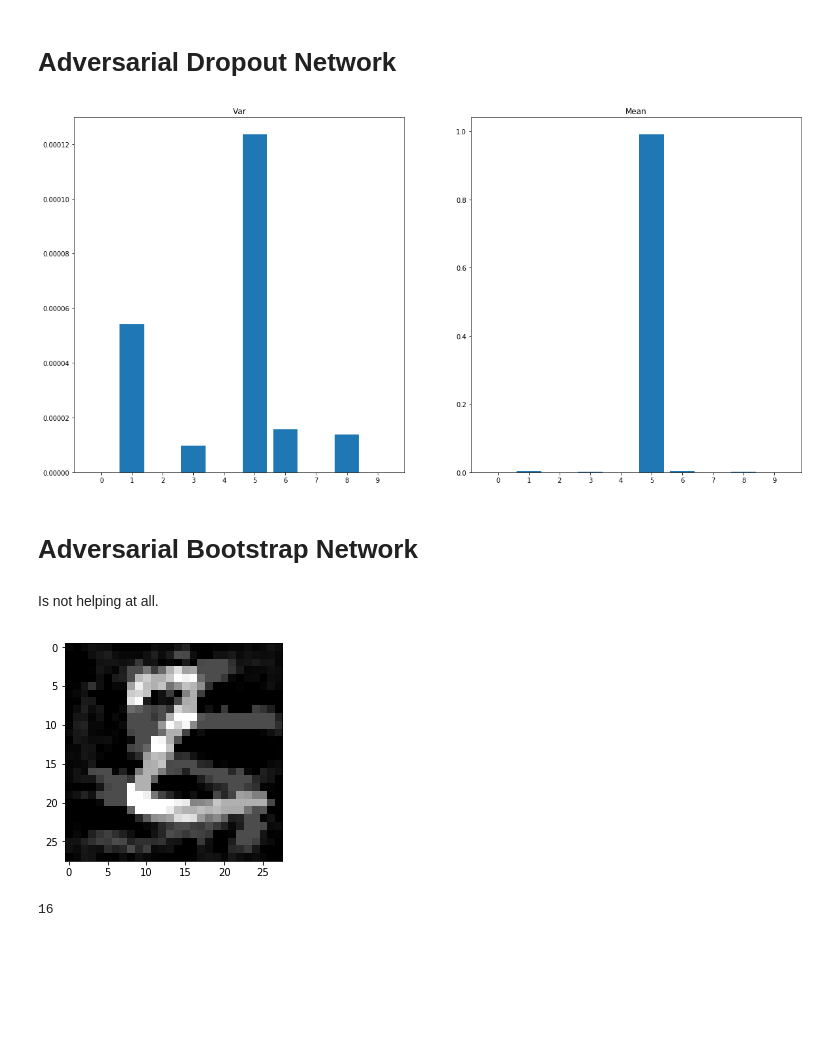
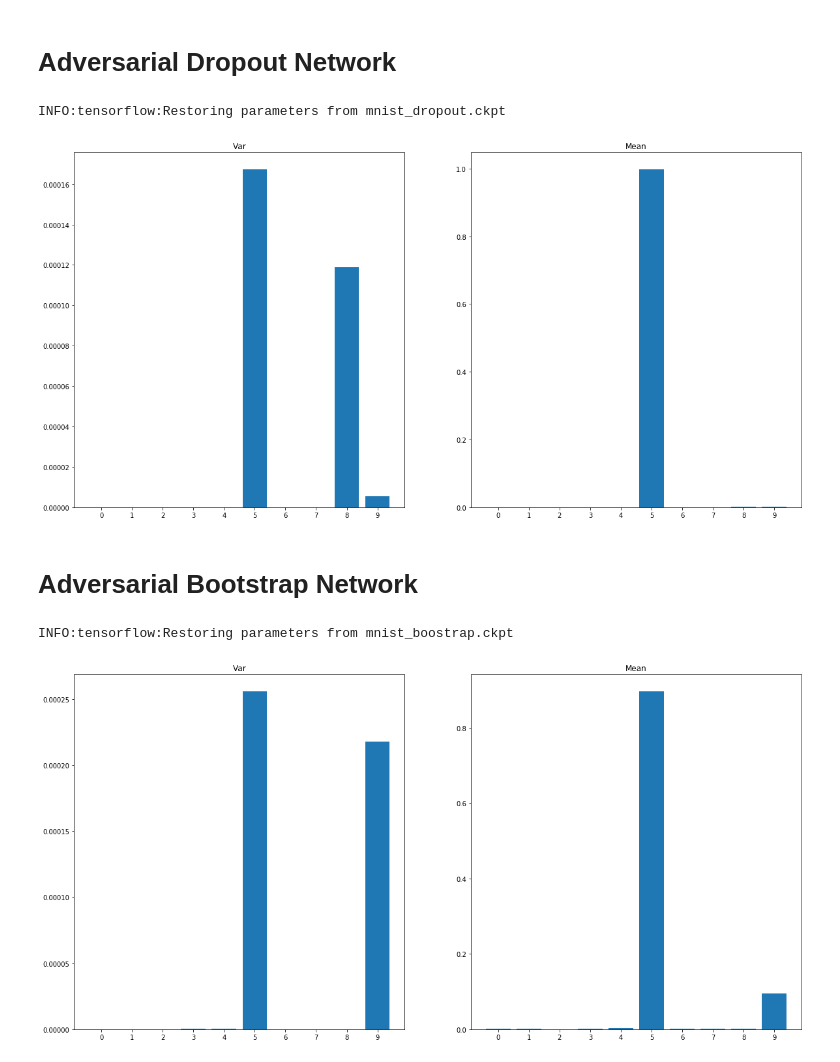
Before and after one commit to hutec/UncertaintyNN, a Jupyter notebook: notebooks/MNIST Adversarial.ipynb, the cells around one changed output. Drawn from its saved outputs; the diff is of its cells as text; code cells hidden in the pictures; blank space fills up the shorter version.

Commit message:
Cleaned MNIST adversarial notebook

```diff
--- a/notebooks/MNIST Adversarial.ipynb
+++ b/notebooks/MNIST Adversarial.ipynb
@@ -131,6 +135,8 @@ INFO:tensorflow:Restoring parameters from mnist_dropout.ckpt
 # %%
 x_test = mnist.test.images
-img = x_test[1]  # example image to be modified
+img = x_test[7]  # example image to be modified
 show(img)
 adv_img = modify_to(img, 5, steps=10000)
+imageio.imsave("adv_img.png", adv_img.reshape([28, 28]))
+imageio.imsave("img.png", img.reshape([28, 28]))
 # %% [output]
@@ -150,31 +158,73 @@ img = imageio.imread("img.png").reshape(784)
 # %% [markdown]
 # Adversarial Dropout Network
 # %%
-n_passes=50
-def dropout_inference(adv_img, n_passes=10):
-    sess.run(assign_op, feed_dict={x: adv_img})
+tf.reset_default_graph()
+
+#x_hat = tf.Variable(tf.zeros((784))) # trainable image
+x_data = tf.placeholder(tf.float32, 784) # the image will be fed into this placeholder
+dropout_rate_data = tf.placeholder(tf.float32)
+n_passes = 50
+
+logits, class_prob = mnist_model.dropout_cnn_mnist_model(x_data, dropout_rate_data)
+
+init = tf.global_variables_initializer()
+sess = tf.Session(config=tf.ConfigProto(log_device_placement=True))
+sess.run(init)
+
+variable_list = tf.get_collection(tf.GraphKeys.GLOBAL_VARIABLES, scope="mnist")[:8]
+saver = tf.train.Saver(var_list=variable_list)
+saver.restore(sess, "mnist_dropout.ckpt")
+
+def dropout_inference(img, dropout=0.5):
     y = []
-    for i in range(10):
-        y.append(sess.run(probs, feed_dict={dropout_rate: 0.5})[0])
+    for i in range(n_passes):
+        y.append(sess.run(class_prob, feed_dict={x_data: img, dropout_rate_data: dropout})[0])
 
     fig, axs = plt.subplots(1, 2, figsize=[20, 10])
     axs[0].bar(ticks, np.array(y).var(axis=0))
     axs[0].set_title("Var")
     axs[1].bar(ticks, np.array(y).mean(axis=0))
     axs[1].set_title("Mean")
+# %% [output]
+INFO:tensorflow:Restoring parameters from mnist_dropout.ckpt
 # %%
-dropout_inference(adv_img)
+dropout_inference(adv_img, dropout=0.5)
 # %% [output]
-[figure, old version]
+[figure, new version]
 # %% [markdown]
 # Adversarial Bootstrap Network
-# %% [markdown]
-Is not helping at all.
+# %%
+tf.reset_default_graph()
+
+#x_hat = tf.Variable(tf.zeros((784))) # trainable image
+x_data = tf.placeholder(tf.float32, 784) # the image will be fed into this placeholder
+dropout_rate = tf.placeholder(tf.float32)
+
+heads = mnist_model.bootstrap_cnn_mnist_model(x_data, dropout_rate)
+
+init = tf.global_variables_initializer()
+sess = tf.Session(config=tf.ConfigProto(log_device_placement=True))
+sess.run(init)
+
+variable_list = tf.get_collection(tf.GraphKeys.GLOBAL_VARIABLES, scope="mnist")[:16]
+saver = tf.train.Saver(var_list=variable_list)
+saver.restore(sess, "mnist_boostrap.ckpt")
+
+def bootstrap_inference(img):
+    ys = []
+    for i, head in enumerate(heads):
+        logits, class_prob = head
+        y = sess.run(class_prob, feed_dict={x_data: img, dropout_rate: 0.0})[0]
+        ys.append(y)
+
+    fig, axs = plt.subplots(1, 2, figsize=[20, 10])
+    axs[0].bar(ticks, np.array(ys).var(axis=0))
+    axs[0].set_title("Var")
+    axs[1].bar(ticks, np.array(ys).mean(axis=0))
+    axs[1].set_title("Mean")
+# %% [output]
+INFO:tensorflow:Restoring parameters from mnist_boostrap.ckpt
 # %%
-show(adv_img)
+bootstrap_inference(adv_img)
 # %% [output]
-[figure, old version]
+[figure, new version]
-# %%
-tf.get_collection(tf.GraphKeys.GLOBAL_VARIABLES, scope="mnist")
-# %% [output]
-16
```
Also changed, not shown: parts of 15 cells of this notebook, 1 other file.
